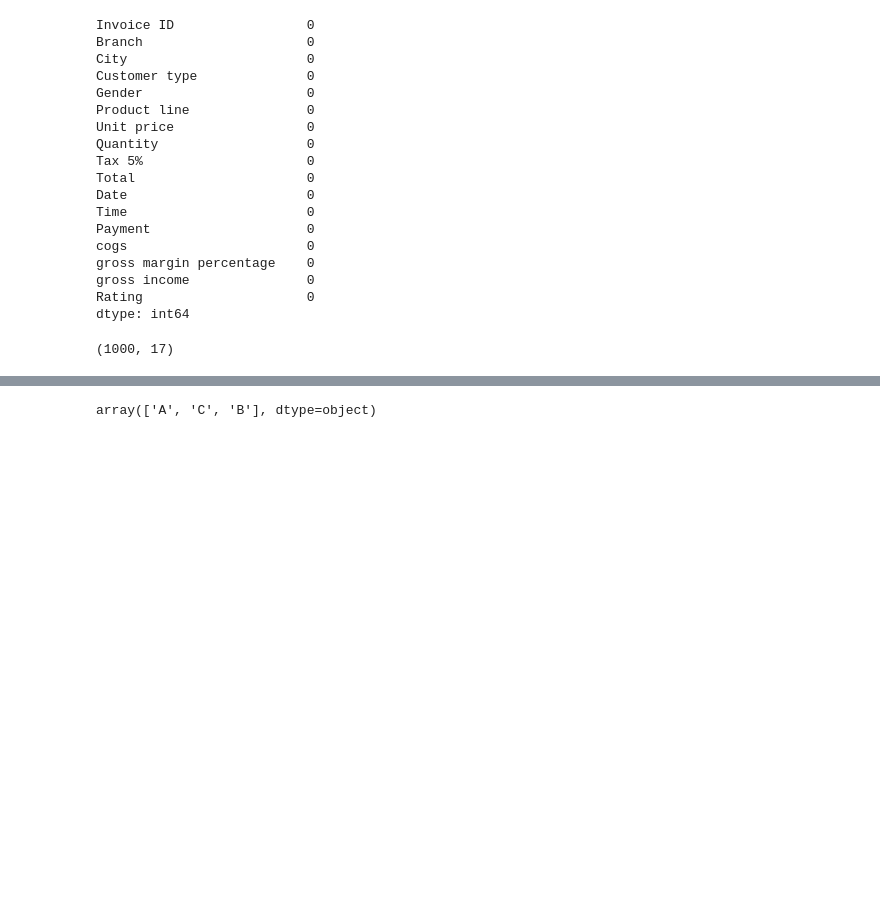
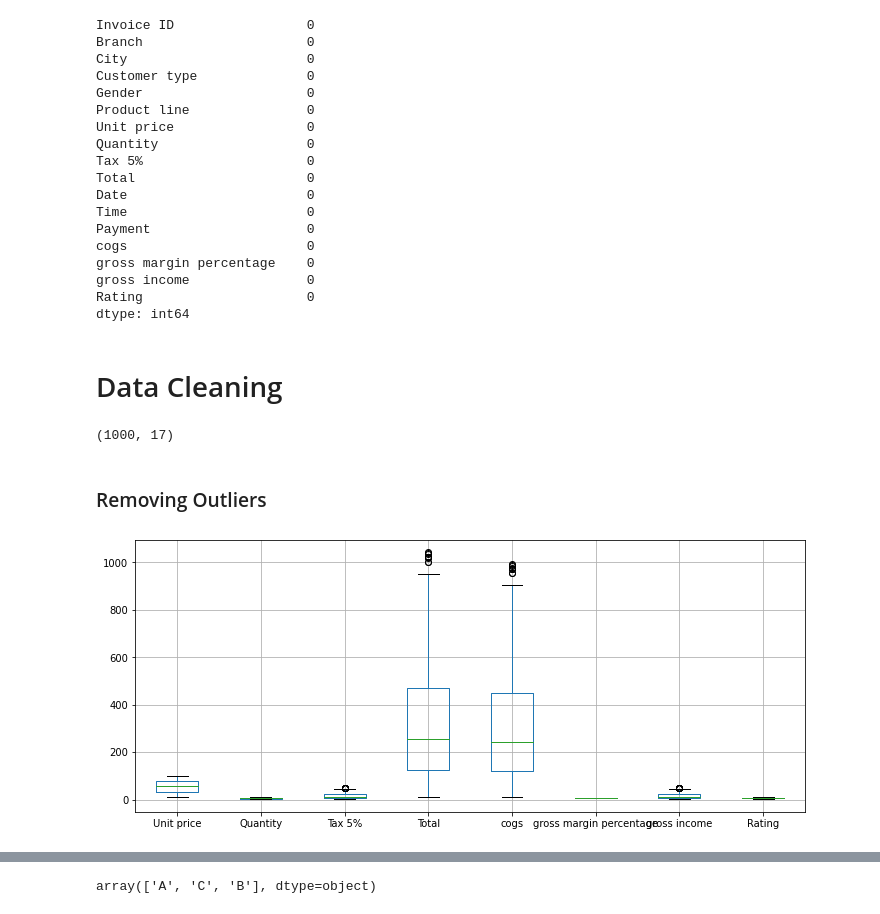
Before and after one commit to Shobhit1045/Supermarket-Sales-EDA, a Jupyter notebook: EDA PROJECT.ipynb, the cells around one changed output, grey strips where cells are left out. Cells and saved outputs as stored; diff of their text form; code cells hidden in the pictures; blank space fills up the shorter version.

```diff
--- a/EDA PROJECT.ipynb
+++ b/EDA PROJECT.ipynb
@@ -73,7 +63,17 @@ gross margin percentage    0
 gross income               0
 Rating                     0
 dtype: int64
+# %% [markdown]
+# Data Cleaning
 # %%
 df.shape
 # %% [output]
 (1000, 17)
+# %% [markdown]
+### Removing Outliers
+# %%
+plt.figure(figsize=(12,5))
+
+df.boxplot();
+# %% [output]
+[figure, added]
```
Also changed, not shown: parts of 90 cells of this notebook.
